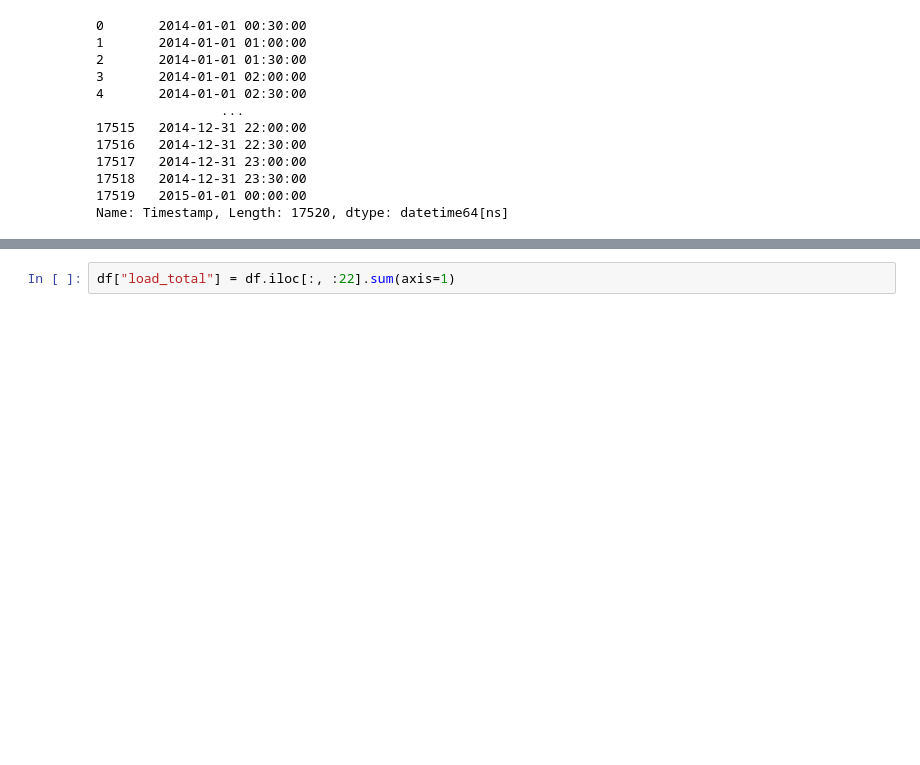
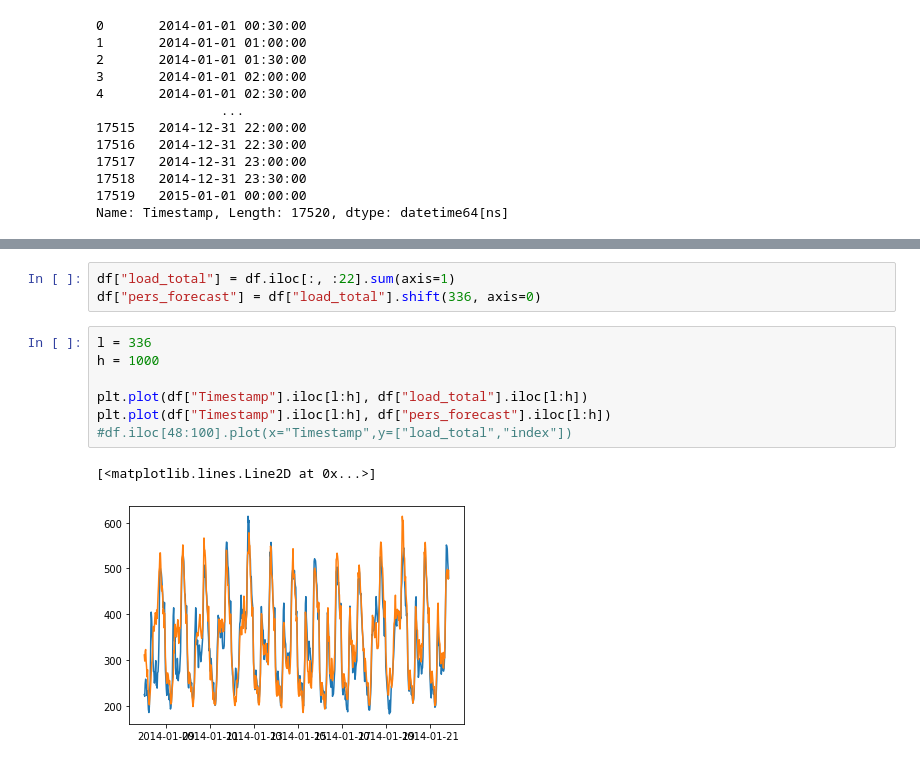
Before and after one commit to stait20/Code, a Jupyter notebook: Fife-data/FifeData.ipynb, the cells around one changed output, grey strips where cells are left out. Cells and saved outputs as stored; diff of their text form; blank space fills up the shorter version.

```diff
--- a/Fife-data/FifeData.ipynb
+++ b/Fife-data/FifeData.ipynb
@@ -28,3 +29,14 @@ UsageError: Line magic function `%plt.savefig("test",` not found.
 [figure]
 # %%
 df["load_total"] = df.iloc[:, :22].sum(axis=1)
+df["pers_forecast"] = df["load_total"].shift(336, axis=0)
+# %%
+l = 336
+h = 1000
+
+plt.plot(df["Timestamp"].iloc[l:h], df["load_total"].iloc[l:h])
+plt.plot(df["Timestamp"].iloc[l:h], df["pers_forecast"].iloc[l:h])
+#df.iloc[48:100].plot(x="Timestamp",y=["load_total","index"])
+# %% [output]
+[<matplotlib.lines.Line2D at 0x...>]
+[figure, added]
```
Also changed, not shown: parts of 2 cells of this notebook.
